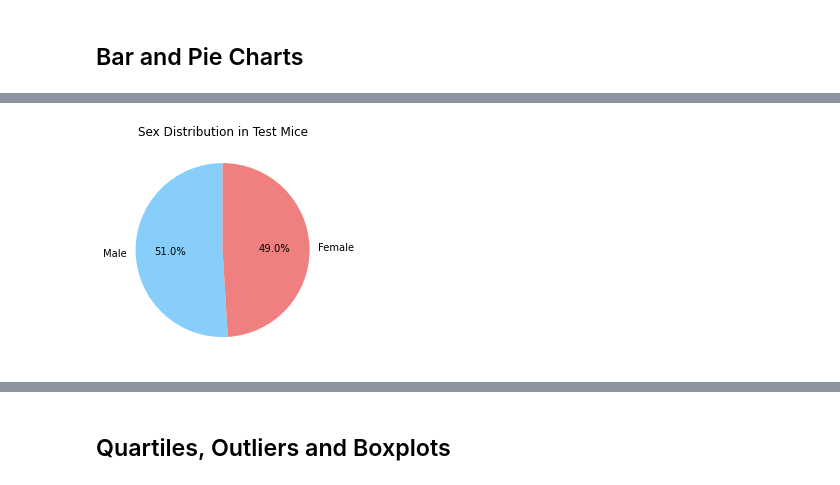
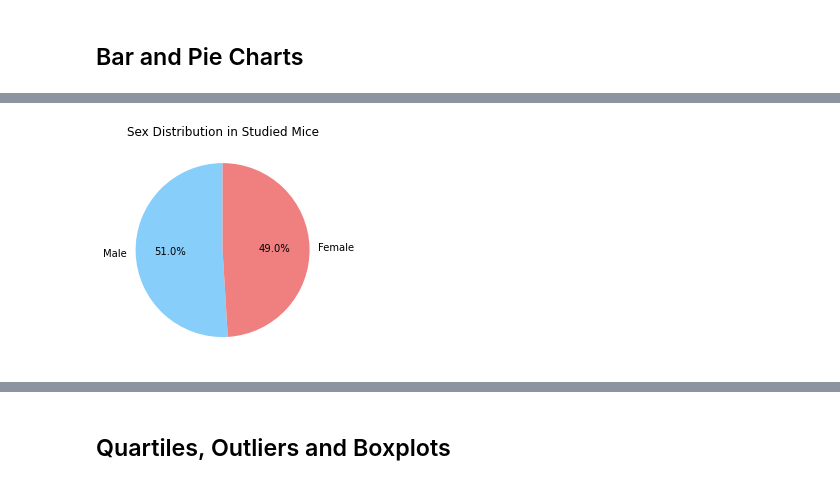
Before and after one commit to pulliam-chris/Matplotlib-Pharma, a Jupyter notebook: pymaceuticals_main.ipynb, the cells around one changed output, grey strips where cells are left out. Saved outputs shown, nothing was run; the diff lists cells and outputs as text; code cells hidden in the pictures.

Commit message:
code clean up.  box-whisker and regression need rework.  need to add insights

```diff
--- a/pymaceuticals_main.ipynb
+++ b/pymaceuticals_main.ipynb
@@ -241,14 +269,9 @@ Text(0, 0.5, 'Measurements Collected')
 # %%
-# Generate a pie plot showing the distribution of female versus male mice using pandas
+# Generate a pie plot showing the distribution of female versus male mice using pyplot
 
-#plt.pie(pie_data['votes'], labels=pie_data.iloc[:,0], autopct="%1.1f%%",
-        #startangle=90)
-
-gender_counts = study_results_clean["Sex"].value_counts()
-colors = ["lightskyblue", "lightcoral"]
+#Use gender counts captured and formatting estlablished in previous cell
 plt.pie(gender_counts, labels = gender_counts.index, startangle=90, colors=colors, autopct="%1.1f%%")
-plt.title("Sex Distribution in Test Mice")
-#plt.xlabel("Sex")
+plt.title("Sex Distribution in Studied Mice")
 plt.show()
 # %% [output]
-[figure, old version]
+[figure, new version]
```
Also changed, not shown: parts of 19 cells of this notebook.
